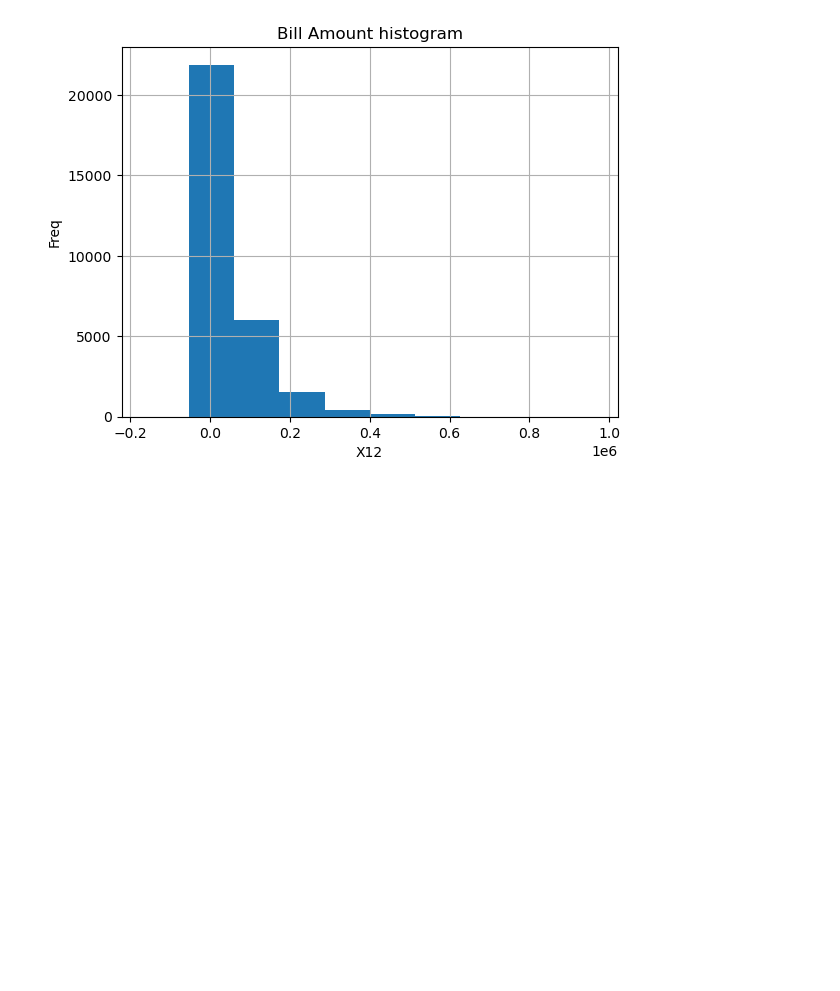
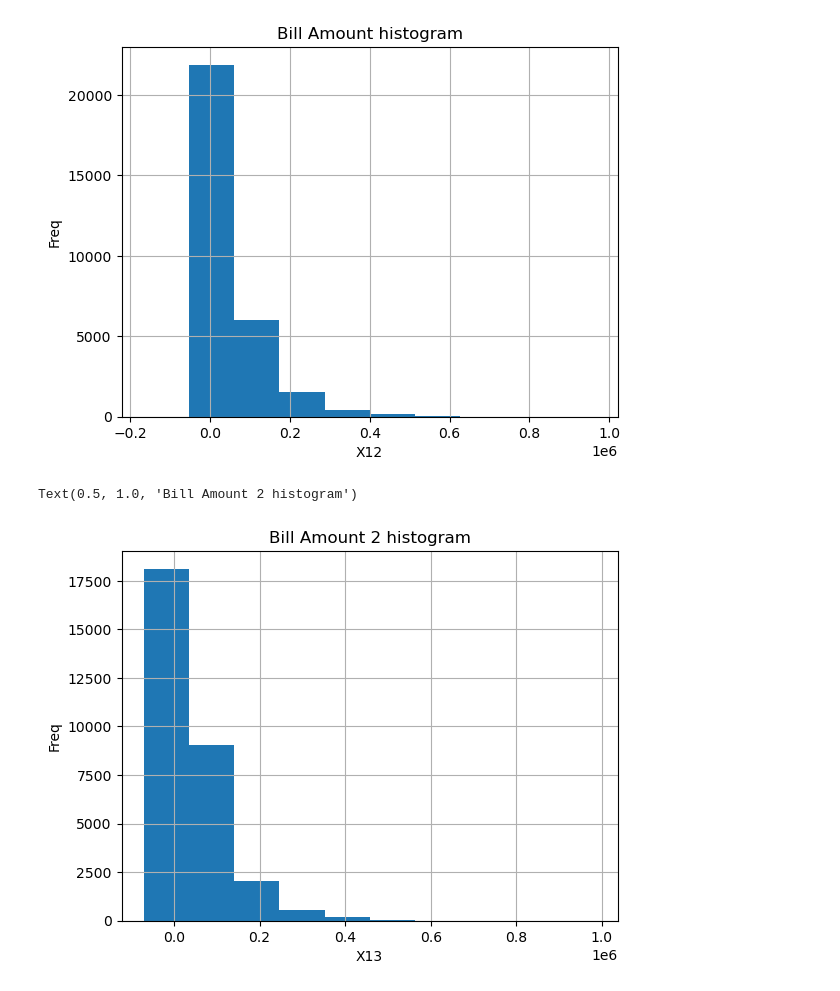
Before and after one commit to utkarshpant/6304-big-data-final-project, a Jupyter notebook: default+of+credit+card+clients/Source.ipynb, the cells around one changed output. Cells and saved outputs as stored; diff of their text form; code cells hidden in the pictures; blank space fills up the shorter version.

```diff
--- a/default+of+credit+card+clients/Source.ipynb
+++ b/default+of+credit+card+clients/Source.ipynb
@@ -298,5 +300,8 @@ Text(0.5, 1.0, 'Bill Amount histogram')
 # %%
 df['X13'].hist(bins=10)
 plt.xlabel('X13')
 plt.ylabel('Freq')
-plt.title('Education histogram')
+plt.title('Bill Amount 2 histogram')
+# %% [output]
+Text(0.5, 1.0, 'Bill Amount 2 histogram')
+[figure, added]
```
Also changed, not shown: parts of 23 cells of this notebook.
